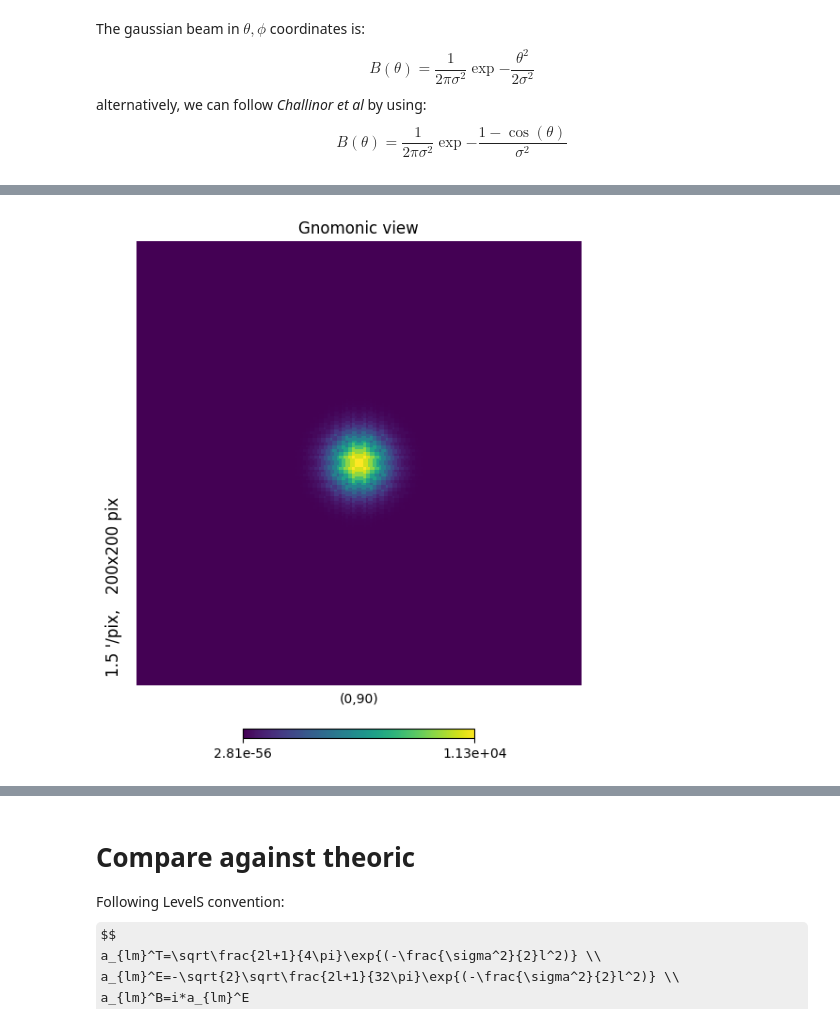
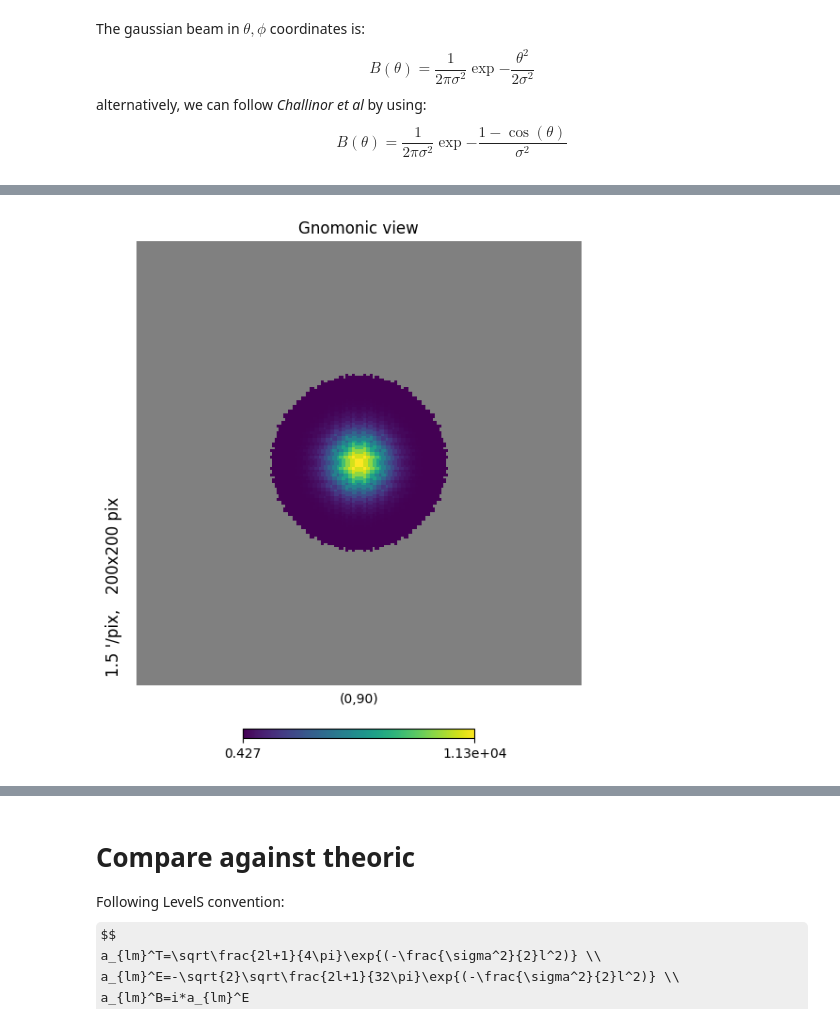
Before and after one commit to teob97/grasp2alm, a Jupyter notebook: notebooks/test.ipynb, the cells around one changed output, grey strips where cells are left out. Saved outputs shown, nothing was run; the diff lists cells and outputs as text; code cells hidden in the pictures; some formulas as TeX source.

```diff
--- a/notebooks/test.ipynb
+++ b/notebooks/test.ipynb
@@ -62,7 +60,7 @@ cpolar = cut.to_polar(copol_axis="y")
 # %%
-cmap = cpolar.to_map(nside, outOftheta_val=outOftheta_val, interp_method='linear')
+cmap = cpolar.to_map(nside, outOftheta_val=outOftheta_val, interp_method='pchip')
 hp.gnomview(cmap.map[0], rot=[0,90])
 # %% [output]
-[figure, old version]
+[figure, new version]
 # %%
 # Rotate the beam into x-direction
```
Also changed, not shown: parts of 13 cells of this notebook, 2 other files.
